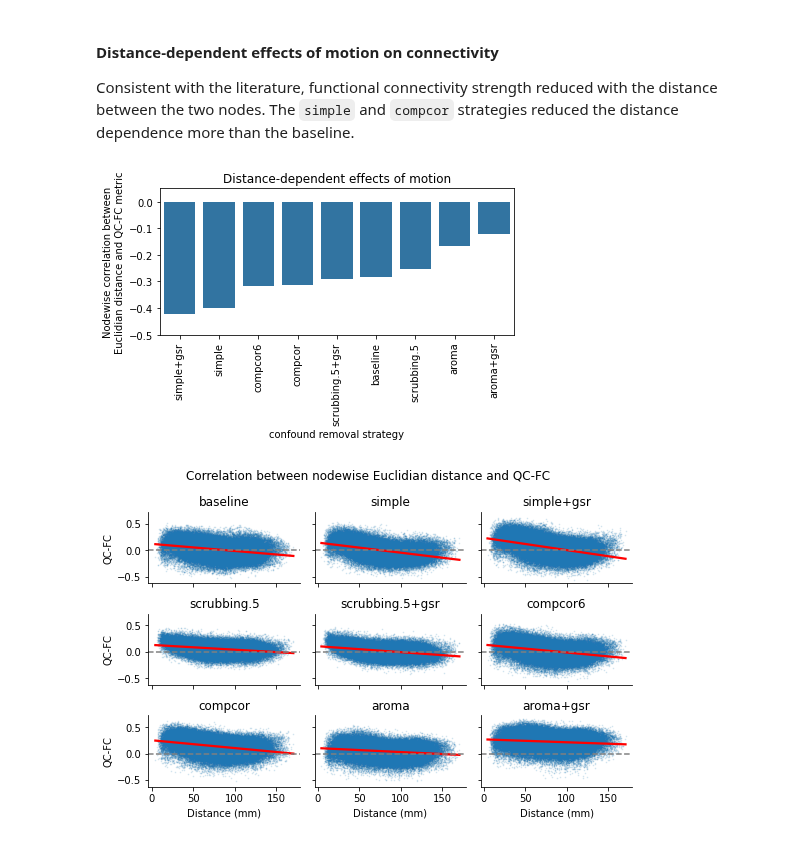
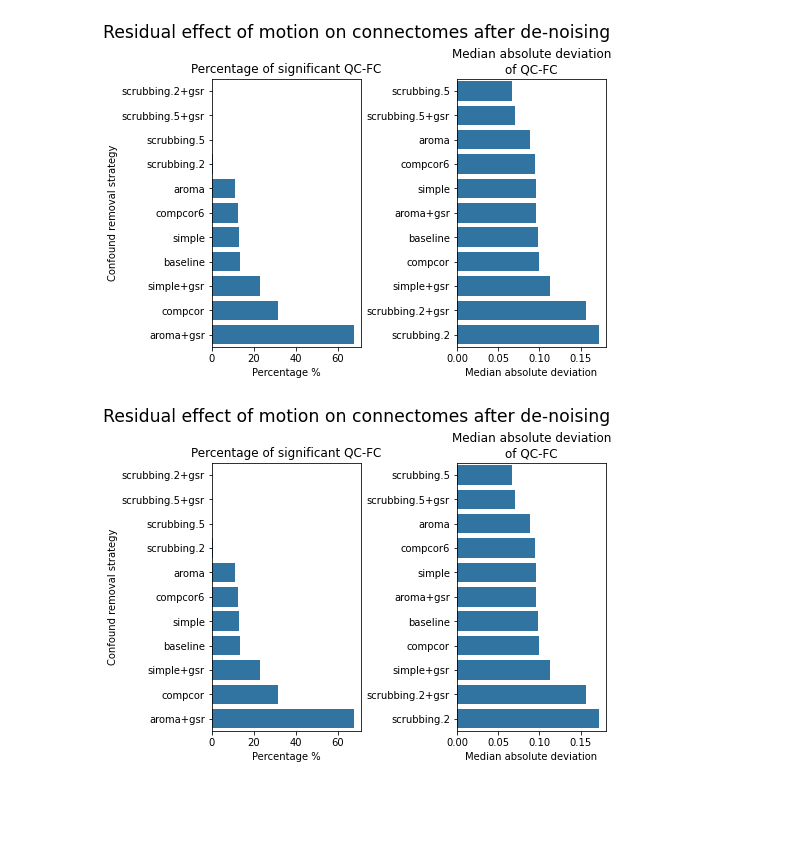
Before and after one commit to SIMEXP/fmriprep-denoise-benchmark, a Jupyter notebook: _sources/ohbm2022abstract.ipynb, the cells around one changed output. Cells and saved outputs as stored; diff of their text form; code cells hidden in the pictures; blank space fills up the shorter version.

```diff
--- a/_sources/ohbm2022abstract.ipynb
+++ b/_sources/ohbm2022abstract.ipynb
@@ -97,20 +122,3 @@ No denoise strategy removed the correlation with motion captured by mean framewi
 `scrubbing` and `scrubbing+gsr` performed the best, as seen in previous work {cite:p}`power_recent_2015`.
 `compcor`, which applies compcor-based regressors covering 50% of the variance, performs worse than the connectome baseline created with high-pass filtered time series.
 Surprisingly, all strategies with global signal regression underperform, contradicting the existing literature {cite:p}`ciric_benchmarking_2017` {cite:p}`parkes_evaluation_2018`.
-# %%
-bar_color = sns.color_palette()[0]
-
-# multiple comparision on qcfc
-long_qcfc_sig= sig_per_edge.melt()
-long_qcfc_sig['fdr'] = long_qcfc_sig.groupby('variable')['value'].transform(fdr)
-long_qcfc_sig = long_qcfc_sig.groupby('variable').apply(lambda x: 100*x.fdr.sum()/x.fdr.shape[0])
-long_qcfc_sig = pd.DataFrame(long_qcfc_sig, columns=["p_corrected"])
-
-order = long_qcfc_sig.sort_values('p_corrected').index.tolist()
-ax = sns.barplot(data=long_qcfc_sig.T, ci=None, order=order, color=bar_color)
-ax.set_title("Percentage of edge significantly correlated with mean FD")
-ax.set_xticklabels(ax.get_xticklabels(), rotation=90)
-ax.set(ylabel="Percentage %",
-       xlabel="confound removal strategy")
-plt.tight_layout()
-# plt.savefig("sig_qcfc.png", dpi=300)
@@ -161,42 +125,18 @@ plt.tight_layout()
-# %% [markdown]
-#### Distance-dependent effects of motion on connectivity
-
-Consistent with the literature, functional connectivity strength reduced with the distance between the two nodes.
-The `simple` and `compcor` strategies reduced the distance dependence more than the baseline.
-# %%
-corr_distance, p_val = spearmanr(pairwise_distance.iloc[:, -1], metric_per_edge)
-
-corr_distance = pd.DataFrame(corr_distance[1:, 0], index=metric_per_edge.columns)
-long_qcfc['distance'] = np.tile(pairwise_distance.iloc[:, -1].values, 9)
-
-order = corr_distance.sort_values(0).index.tolist()
-
-ax = sns.barplot(data=corr_distance.T, ci=None, order=order, color=bar_color)
-ax.set_xticklabels(ax.get_xticklabels(), rotation=90)
-ax.set_title("Distance-dependent effects of motion")
-ax.set(ylim=(-0.5, 0.05))
-ax.set(ylabel="Nodewise correlation between\nEuclidian distance and QC-FC metric",
-        xlabel="confound removal strategy")
-plt.tight_layout()
-# plt.savefig("corr_dist_qcfc_mean.png", dpi=300)
-
-g = sns.FacetGrid(long_qcfc, col="col", row="row", height=1.7, aspect=1.5)
-g.map(sns.regplot, 'distance', 'qcfc', fit_reg=True, ci=None,
-      line_kws={'color': 'red'}, scatter_kws={'s': 0.5, 'alpha': 0.15,})
-g.refline(y=0)
-for i, name in zip(range(9), metric_per_edge.columns):
-    axis_i = int(i / 3)
-    axis_j = i % 3
-    g.facet_axis(axis_i, axis_j).set(title=name)
-    if axis_i == 2:
-        g.facet_axis(axis_i, axis_j).set(xlabel="Distance (mm)")
-    if axis_j == 0:
-        g.facet_axis(axis_i, axis_j).set(ylabel="QC-FC")
-
-g.fig.subplots_adjust(top=0.9)
-g.fig.suptitle('Correlation between nodewise Euclidian distance and QC-FC')
-plt.tight_layout()
-# plt.savefig("corr_dist_qcfc_dist.png", dpi=300)
-# %% [output]
-[figure, removed]
-[figure, removed]
+# %%
+bar_color = sns.color_palette()[0]
+
+fig = plt.figure(constrained_layout=True, figsize=(7, 5))
+fig.suptitle('Residual effect of motion on connectomes after de-noising', fontsize='xx-large')
+axs = fig.subplots(1, 2, sharey=False)
+for nn, (ax, figure_data) in enumerate(zip(axs, [qcfc_sig, qcfc_mad])):
+    sns.barplot(data=figure_data['data'], orient='h',
+                ci=None, order=figure_data['order'],
+                color=bar_color, ax=ax)
+    ax.set_title(figure_data['title'])
+    ax.set(xlabel=figure_data['label'])
+    if nn == 0:
+        ax.set(ylabel="Confound removal strategy")
+glue("qcfc-fig", fig, display=False)
+# %% [output]
+[figure, added]
+[figure, added]
```
Also changed, not shown: parts of 12 cells of this notebook, 44 other files.
